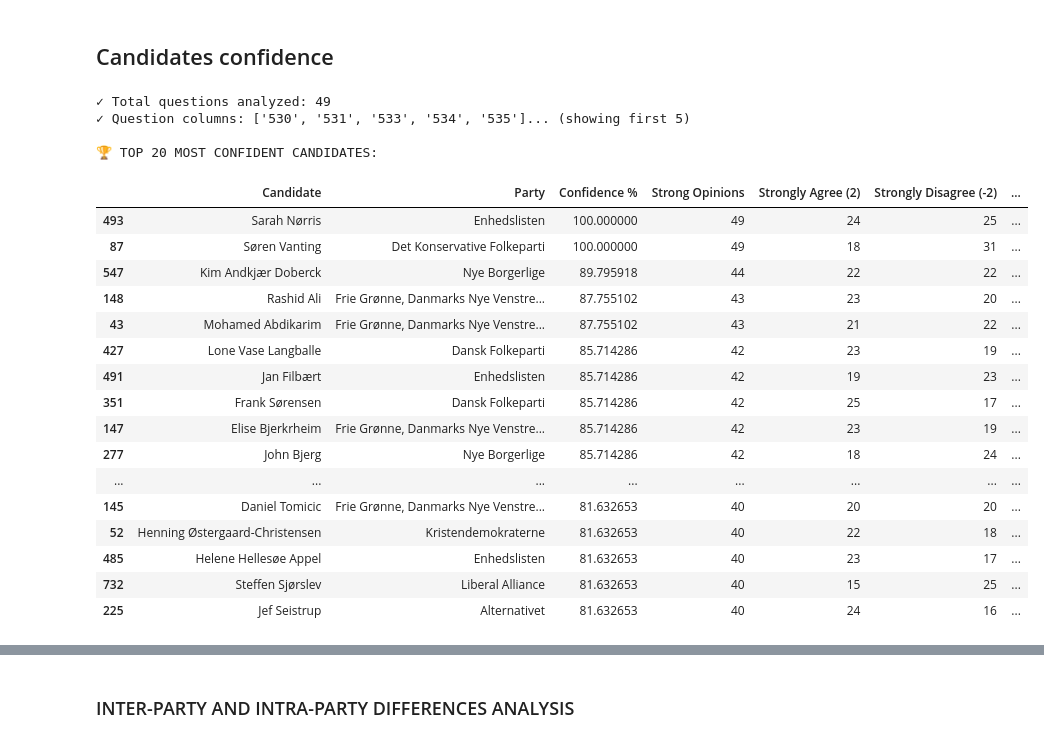
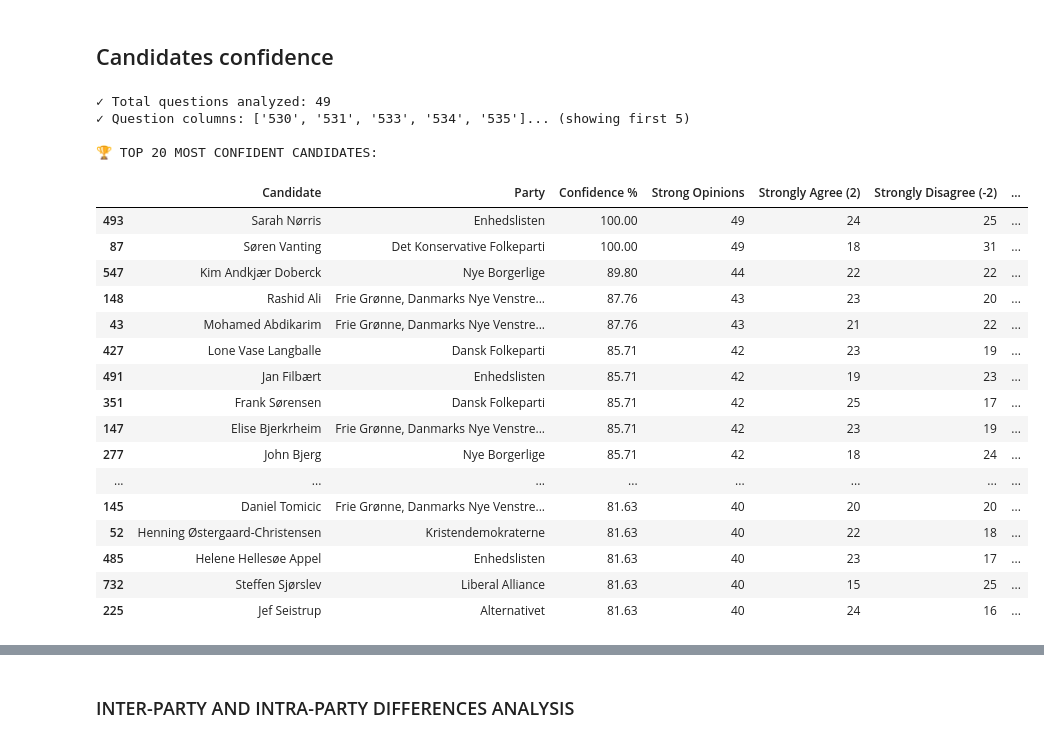
Before and after one commit to sergioqueber/assignment-3-mle-polski-team, a Jupyter notebook: 3. Candidate Test 2022 I.ipynb, the cells around one changed output, grey strips where cells are left out. Saved outputs shown, nothing was run; the diff lists cells and outputs as text; code cells hidden in the pictures.

```diff
--- a/3. Candidate Test 2022 I.ipynb
+++ b/3. Candidate Test 2022 I.ipynb
@@ -377,53 +377,53 @@ for idx, row in alldata_clean.iterrows():
     total_responses = len(responses)
 
     # Calculate confidence percentage
-    confidence_pct = (strong_opinions / total_responses) * 100
+    confidence_pct = ((strong_opinions / total_responses) * 100).round(2)
 
     # Also calculate breakdown
     strongly_agree = np.sum(responses == 2)
     strongly_disagree = np.sum(responses == -2)
     moderate = np.sum(np.abs(responses) == 1)
     neutral = np.sum(responses == 0)
 
     confidence_data.append({
         'Candidate': candidate_name,
         'Party': party,
         'Confidence %': confidence_pct,
         'Strong Opinions': strong_opinions,
         'Strongly Agree (2)': strongly_agree,
         'Strongly Disagree (-2)': strongly_disagree,
         'Moderate (±1)': moderate,
         'Neutral (0)': neutral,
         'Total Questions': total_responses
     })
 
 confidence_df = pd.DataFrame(confidence_data)
 confidence_df = confidence_df.sort_values('Confidence %', ascending=False)
 
 print("\n🏆 TOP 20 MOST CONFIDENT CANDIDATES:")
 display(confidence_df.head(20))
 # %% [output]
 ✓ Total questions analyzed: 49
 ✓ Question columns: ['530', '531', '533', '534', '535']... (showing first 5)
 
 🏆 TOP 20 MOST CONFIDENT CANDIDATES:
 |  | Candidate | Party | Confidence % | Strong Opinions | Strongly Agree (2) | Strongly Disagree (-2) | ... |
-| 493 | Sarah Nørris | Enhedslisten | 100.000000 | 49 | 24 | 25 | ... |
-| 87 | Søren Vanting | Det Konservative Folkeparti | 100.000000 | 49 | 18 | 31 | ... |
-| 547 | Kim Andkjær Doberck | Nye Borgerlige | 89.795918 | 44 | 22 | 22 | ... |
-| 148 | Rashid Ali | Frie Grønne, Danmarks Nye Venstre... | 87.755102 | 43 | 23 | 20 | ... |
-| 43 | Mohamed Abdikarim | Frie Grønne, Danmarks Nye Venstre... | 87.755102 | 43 | 21 | 22 | ... |
-| 427 | Lone Vase Langballe | Dansk Folkeparti | 85.714286 | 42 | 23 | 19 | ... |
-| 491 | Jan Filbært | Enhedslisten | 85.714286 | 42 | 19 | 23 | ... |
-| 351 | Frank Sørensen | Dansk Folkeparti | 85.714286 | 42 | 25 | 17 | ... |
-| 147 | Elise Bjerkrheim | Frie Grønne, Danmarks Nye Venstre... | 85.714286 | 42 | 23 | 19 | ... |
-| 277 | John Bjerg | Nye Borgerlige | 85.714286 | 42 | 18 | 24 | ... |
+| 493 | Sarah Nørris | Enhedslisten | 100.00 | 49 | 24 | 25 | ... |
+| 87 | Søren Vanting | Det Konservative Folkeparti | 100.00 | 49 | 18 | 31 | ... |
+| 547 | Kim Andkjær Doberck | Nye Borgerlige | 89.80 | 44 | 22 | 22 | ... |
+| 148 | Rashid Ali | Frie Grønne, Danmarks Nye Venstre... | 87.76 | 43 | 23 | 20 | ... |
+| 43 | Mohamed Abdikarim | Frie Grønne, Danmarks Nye Venstre... | 87.76 | 43 | 21 | 22 | ... |
+| 427 | Lone Vase Langballe | Dansk Folkeparti | 85.71 | 42 | 23 | 19 | ... |
+| 491 | Jan Filbært | Enhedslisten | 85.71 | 42 | 19 | 23 | ... |
+| 351 | Frank Sørensen | Dansk Folkeparti | 85.71 | 42 | 25 | 17 | ... |
+| 147 | Elise Bjerkrheim | Frie Grønne, Danmarks Nye Venstre... | 85.71 | 42 | 23 | 19 | ... |
+| 277 | John Bjerg | Nye Borgerlige | 85.71 | 42 | 18 | 24 | ... |
 | ... | ... | ... | ... | ... | ... | ... | ... |
-| 145 | Daniel Tomicic | Frie Grønne, Danmarks Nye Venstre... | 81.632653 | 40 | 20 | 20 | ... |
-| 52 | Henning Østergaard-Christensen | Kristendemokraterne | 81.632653 | 40 | 22 | 18 | ... |
-| 485 | Helene Hellesøe Appel | Enhedslisten | 81.632653 | 40 | 23 | 17 | ... |
-| 732 | Steffen Sjørslev | Liberal Alliance | 81.632653 | 40 | 15 | 25 | ... |
-| 225 | Jef Seistrup | Alternativet | 81.632653 | 40 | 24 | 16 | ... |
+| 145 | Daniel Tomicic | Frie Grønne, Danmarks Nye Venstre... | 81.63 | 40 | 20 | 20 | ... |
+| 52 | Henning Østergaard-Christensen | Kristendemokraterne | 81.63 | 40 | 22 | 18 | ... |
+| 485 | Helene Hellesøe Appel | Enhedslisten | 81.63 | 40 | 23 | 17 | ... |
+| 732 | Steffen Sjørslev | Liberal Alliance | 81.63 | 40 | 15 | 25 | ... |
+| 225 | Jef Seistrup | Alternativet | 81.63 | 40 | 24 | 16 | ... |
 # %%
 
 fig, axes = plt.subplots(2, 2, figsize=(18, 12))
```
Also changed, not shown: parts of 4 cells of this notebook.
